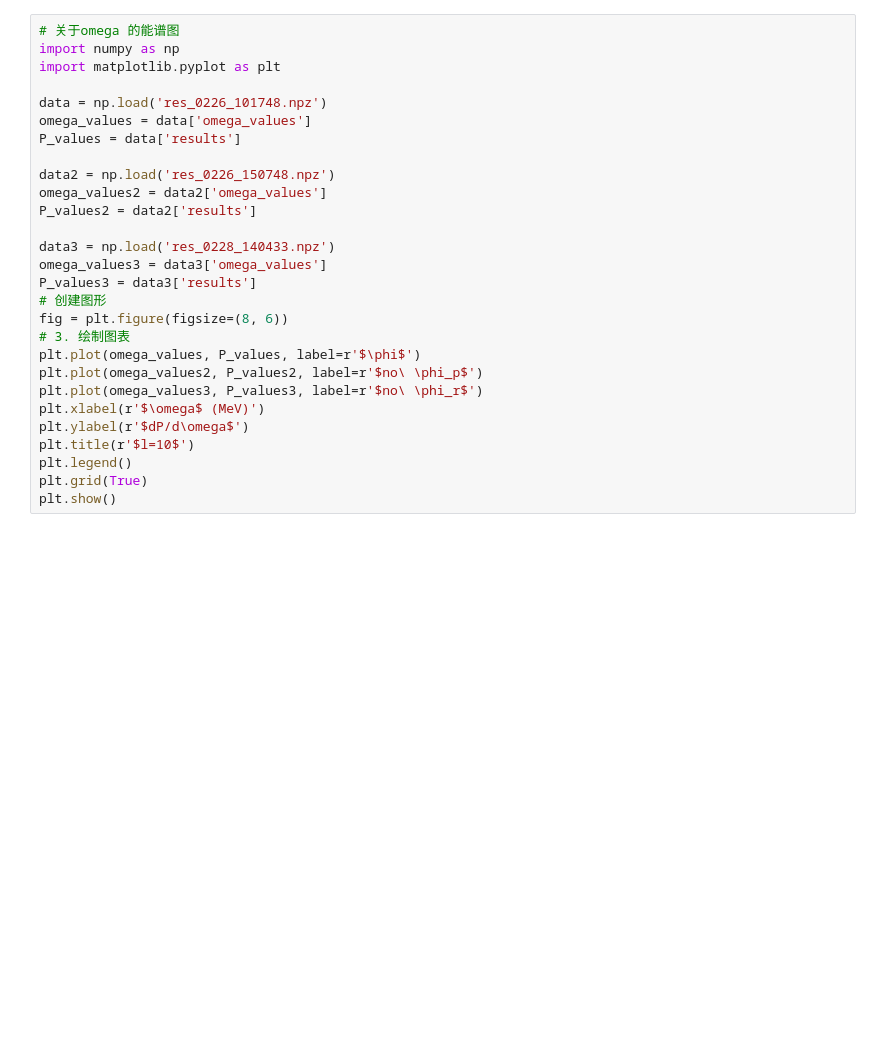
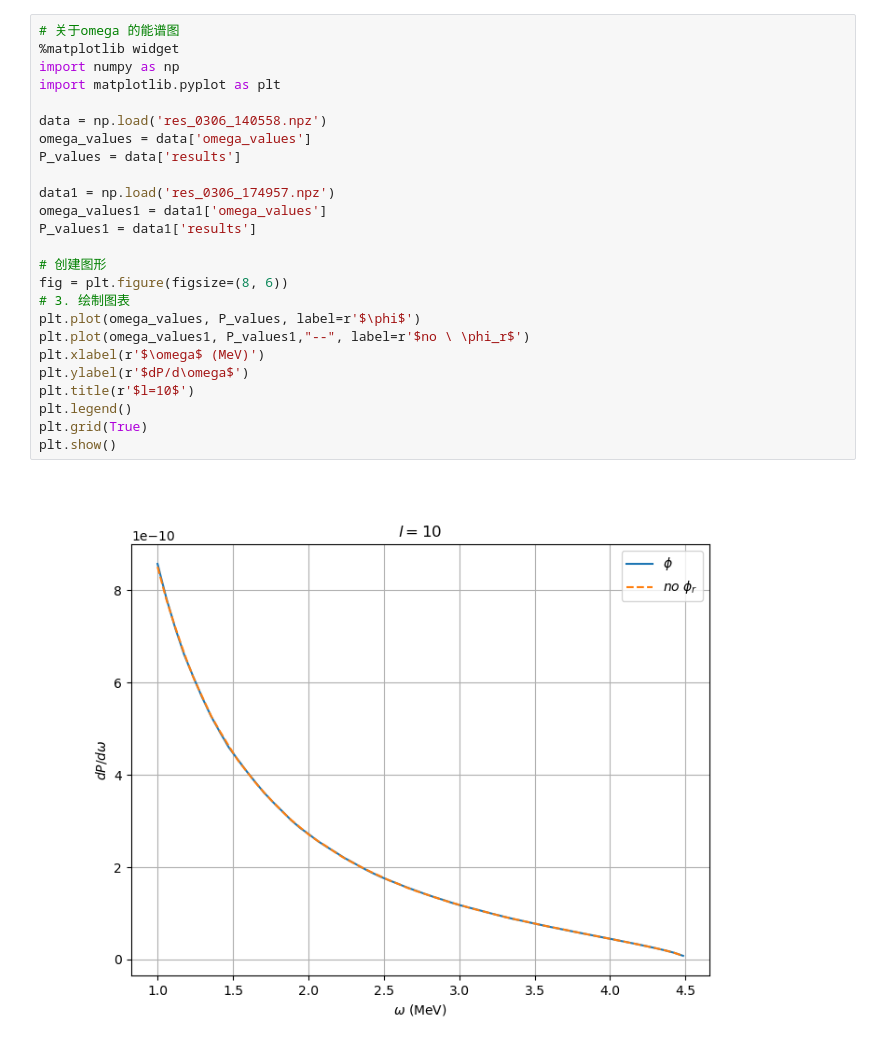
Before and after one commit to stiliglink/issue2, a Jupyter notebook: Brems_LG.ipynb, the cells around one changed output. Cells and saved outputs as stored; diff of their text form; blank space fills up the shorter version.

```diff
--- a/Brems_LG.ipynb
+++ b/Brems_LG.ipynb
@@ -352,30 +381,29 @@ plt.show()
 # %%
 # 关于omega 的能谱图
+%matplotlib widget
 import numpy as np
 import matplotlib.pyplot as plt
 
-data = np.load('res_0226_101748.npz')
+data = np.load('res_0306_140558.npz')
 omega_values = data['omega_values']
 P_values = data['results']
 
-data2 = np.load('res_0226_150748.npz')
-omega_values2 = data2['omega_values']
-P_values2 = data2['results']
+data1 = np.load('res_0306_174957.npz')
+omega_values1 = data1['omega_values']
+P_values1 = data1['results']
 
-data3 = np.load('res_0228_140433.npz')
-omega_values3 = data3['omega_values']
-P_values3 = data3['results']
 # 创建图形
 fig = plt.figure(figsize=(8, 6))
 # 3. 绘制图表
 plt.plot(omega_values, P_values, label=r'$\phi$')
-plt.plot(omega_values2, P_values2, label=r'$no\ \phi_p$')
-plt.plot(omega_values3, P_values3, label=r'$no\ \phi_r$')
+plt.plot(omega_values1, P_values1,"--", label=r'$no \ \phi_r$')
 plt.xlabel(r'$\omega$ (MeV)')
 plt.ylabel(r'$dP/d\omega$')
 plt.title(r'$l=10$')
 plt.legend()
 plt.grid(True)
 plt.show()
+# %% [output]
+[figure, added]
 # %%
 # 关于theta_k的能谱图
```
Also changed, not shown: parts of 10 cells of this notebook, 36 other files.
